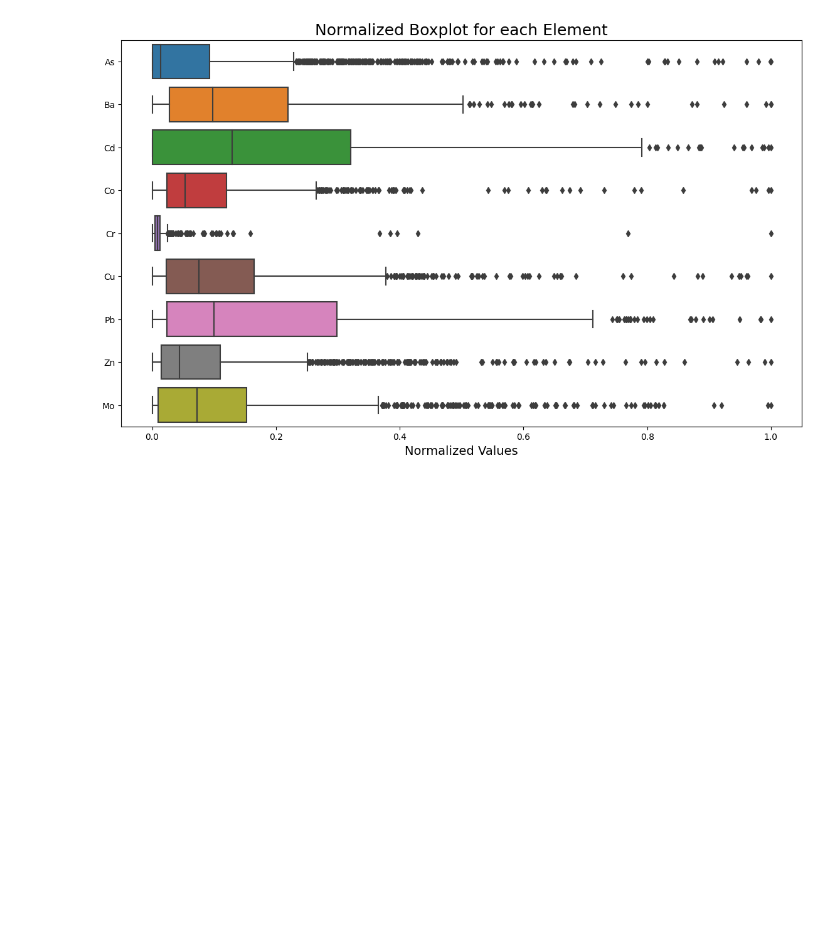
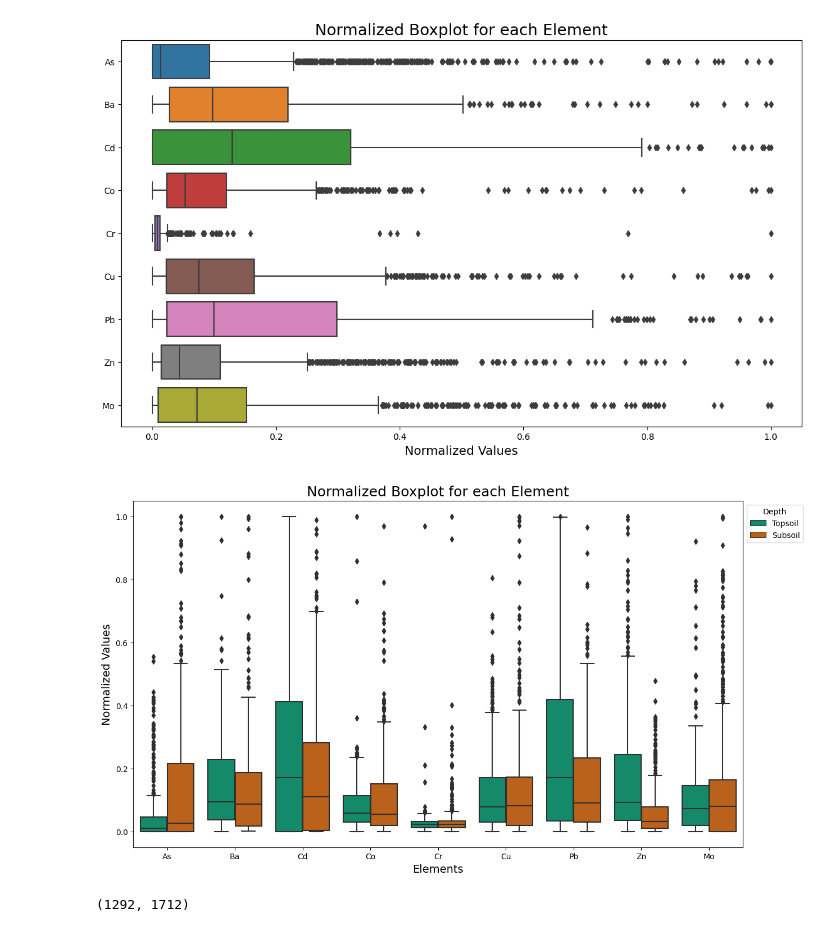
Before and after one commit to angelomaia/discretization-soil-spectroscopy, a Jupyter notebook: contents_data_analysis.ipynb, the cells around one changed output. Drawn from its saved outputs; the diff is of its cells as text; code cells hidden in the pictures; blank space fills up the shorter version.

```diff
--- a/contents_data_analysis.ipynb
+++ b/contents_data_analysis.ipynb
@@ -27,3 +27,56 @@ ax
 # %% [output]
 <AxesSubplot: title={'center': 'Normalized Boxplot for each Element'}, xlabel='Normalized Values'>
 [figure]
+# %%
+data = pd.read_csv('K:/Google Drive/DOUTORADO/Tese 2.0/Chapter I/KELLOGs/dataset.csv')
+subsoil = pd.read_csv('subsoil.csv', header=None)
+topsoil = pd.read_csv('topsoil.csv', header=None)
+
+data['depth'] = 'None'
+data.loc[data['id.layer_uuid_c'].isin(subsoil[0]), 'depth'] = 'Subsoil'
+data.loc[data['id.layer_uuid_c'].isin(topsoil[0]), 'depth'] = 'Topsoil'
+data = data[data['depth'] != 'None']
+
+for col in columns_to_plot:
+    data = data.sort_values(by=col,ascending=False)
+    data = data[5:]
+
+data_plot = data.copy()
+
+scaler = MinMaxScaler(feature_range=(0, 1))
+data_plot[columns_to_plot] = scaler.fit_transform(data_plot[columns_to_plot])
+
+data_melted = pd.melt(data_plot, id_vars=['depth'], value_vars=columns_to_plot, var_name='Variable', value_name='Value')
+
+plt.figure(figsize=(14, 8))
+ax = sns.boxplot(data=data_melted,
+                x='Variable',
+                y='Value',
+                hue='depth',
+                orient='v',
+                palette = ["#009E73", "#D55E00"],
+                hue_order=['Topsoil','Subsoil'])
+ax.set_title('Normalized Boxplot for each Element', fontsize=18)
+ax.set_ylabel('Normalized Values', fontsize=14)
+ax.set_xlabel('Elements', fontsize=14)
+plt.legend(title='Depth', loc='upper left', bbox_to_anchor=(1, 1))
+plt.show()
+# %% [output]
+[figure, added]
+# %%
+data = pd.read_csv('K:/Google Drive/DOUTORADO/Tese 2.0/Chapter I/KELLOGs/dataset.csv')
+subsoil = pd.read_csv('subsoil.csv', header=None)
+topsoil = pd.read_csv('topsoil.csv', header=None)
+
+data['depth'] = 'None'
+data.loc[data['id.layer_uuid_c'].isin(subsoil[0]), 'depth'] = 'subsoil'
+data.loc[data['id.layer_uuid_c'].isin(topsoil[0]), 'depth'] = 'topsoil'
+#data = data[data['depth'] != 'None']
+
+for col in columns_to_plot:
+    data = data.sort_values(by=col,ascending=False)
+    data = data[5:]
+
+data.shape
+# %% [output]
+(1292, 1712)
```
Also changed, not shown: parts of 12 cells of this notebook, 2 other files.
